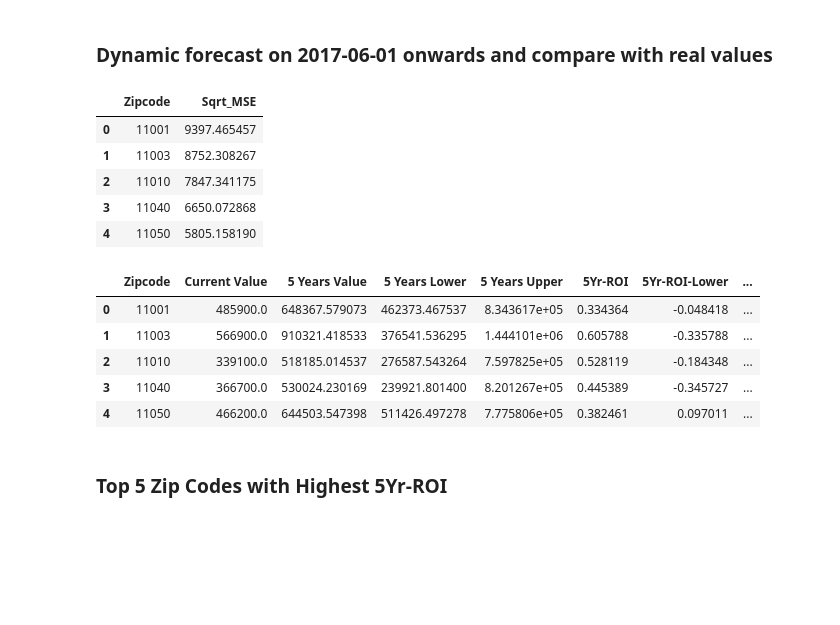
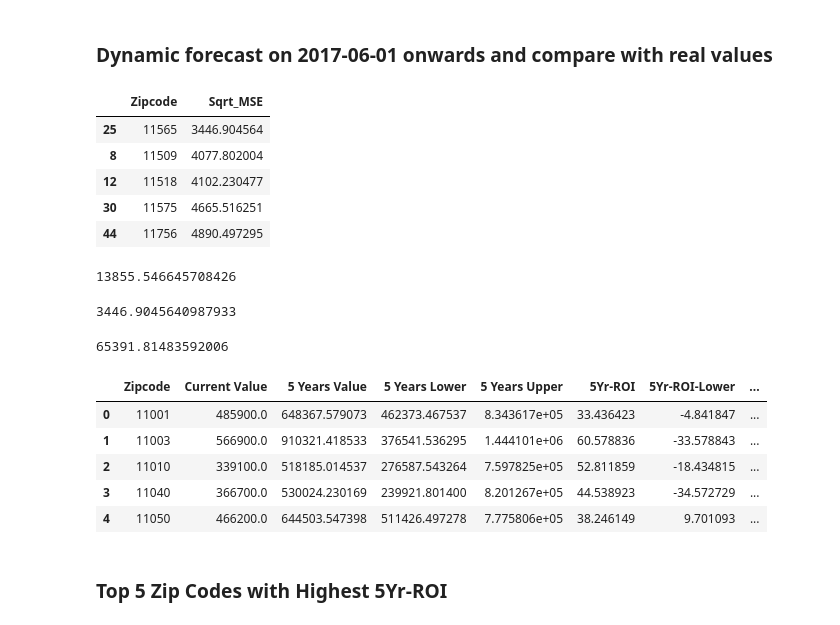
Before and after one commit to khwilliamkim/Zillow_Real_Estate_Time_Series_Analysis, a Jupyter notebook: Time_Series_Analysis_notebook.ipynb, the cells around one changed output. Saved outputs shown, nothing was run; the diff lists cells and outputs as text; code cells hidden in the pictures; blank space fills up the shorter version.

```diff
--- a/Time_Series_Analysis_notebook.ipynb
+++ b/Time_Series_Analysis_notebook.ipynb
@@ -227,10 +227,10 @@ ROI is the measure of expected returns from investments
 CV is a measure of the dispersion of data points around the mean and represents the ratio of the standard deviation to the mean. It allows investors to determine how much volatility, or risk, is assumed in comparison to the amount of return expected from investments.
 # %%
 # Return on Investment
-lidf['ROI'] = (lidf['2018-04']/ lidf['1996-04'])-1
+lidf['ROI'] = ((lidf['2018-04'] - lidf['1996-04']) / lidf['1996-04']) * 100
 # %%
 # Return on Investment after 2008 Housing Crash
-lidf['ROI2'] = (lidf['2018-04']/ lidf['2012-01'])-1
+lidf['ROI2'] = ((lidf['2018-04'] - lidf['2012-01']) / lidf['2012-01']) * 100
 # %%
 # Coefficient of Variation
 
@@ -1459,15 +1887,30 @@ for name, pdq, pdqs, df in zip(best_para['name'], best_para['pdq'], best_para['p
 summary_table['Zipcode'] = Zipcode
 summary_table['Sqrt_MSE'] = MSE_Value
 # %%
-#Get the MSE
-summary_table.head()
+# Get the MSE
+summary_table.sort_values('Sqrt_MSE', ascending = True)[0:5]
 # %% [output]
 |  | Zipcode | Sqrt_MSE |
-| 0 | 11001 | 9397.465457 |
-| 1 | 11003 | 8752.308267 |
-| 2 | 11010 | 7847.341175 |
-| 3 | 11040 | 6650.072868 |
-| 4 | 11050 | 5805.158190 |
+| 25 | 11565 | 3446.904564 |
+| 8 | 11509 | 4077.802004 |
+| 12 | 11518 | 4102.230477 |
+| 30 | 11575 | 4665.516251 |
+| 44 | 11756 | 4890.497295 |
+# %%
+# MSE Mean value
+summary_table['Sqrt_MSE'].mean()
+# %% [output]
+13855.546645708426
+# %%
+# MSE min
+summary_table['Sqrt_MSE'].min()
+# %% [output]
+3446.9045640987933
+# %%
+# MSE max
+summary_table['Sqrt_MSE'].max()
+# %% [output]
+65391.81483592006
 # %%
 # Final Model
 forecast_table = pd.DataFrame()
@@ -1491,18 +1934,18 @@ forecast_table['5 Years Value'] = forecast_5Yr
 forecast_table['5 Years Lower'] = conf_5Yr_L
 forecast_table['5 Years Upper'] = conf_5Yr_U
 
-forecast_table['5Yr-ROI']=(forecast_table['5 Years Value'] - forecast_table['Current Value'])/forecast_table['Current Value']
-forecast_table['5Yr-ROI-Lower']=(forecast_table['5 Years Lower'] - forecast_table['Current Value'])/forecast_table['Current Value']
-forecast_table['5Yr-ROI-Upper']=(forecast_table['5 Years Upper'] - forecast_table['Current Value'])/forecast_table['Current Value']
+forecast_table['5Yr-ROI']=((forecast_table['5 Years Value'] - forecast_table['Current Value'])/forecast_table['Current Value']) * 100
+forecast_table['5Yr-ROI-Lower']=((forecast_table['5 Years Lower'] - forecast_table['Current Value'])/forecast_table['Current Value']) * 100
+forecast_table['5Yr-ROI-Upper']=((forecast_table['5 Years Upper'] - forecast_table['Current Value'])/forecast_table['Current Value']) * 100
 
 forecast_table.head()
 # %% [output]
 |  | Zipcode | Current Value | 5 Years Value | 5 Years Lower | 5 Years Upper | 5Yr-ROI | 5Yr-ROI-Lower | ... |
-| 0 | 11001 | 485900.0 | 648367.579073 | 462373.467537 | 8.343617e+05 | 0.334364 | -0.048418 | ... |
-| 1 | 11003 | 566900.0 | 910321.418533 | 376541.536295 | 1.444101e+06 | 0.605788 | -0.335788 | ... |
-| 2 | 11010 | 339100.0 | 518185.014537 | 276587.543264 | 7.597825e+05 | 0.528119 | -0.184348 | ... |
-| 3 | 11040 | 366700.0 | 530024.230169 | 239921.801400 | 8.201267e+05 | 0.445389 | -0.345727 | ... |
-| 4 | 11050 | 466200.0 | 644503.547398 | 511426.497278 | 7.775806e+05 | 0.382461 | 0.097011 | ... |
+| 0 | 11001 | 485900.0 | 648367.579073 | 462373.467537 | 8.343617e+05 | 33.436423 | -4.841847 | ... |
+| 1 | 11003 | 566900.0 | 910321.418533 | 376541.536295 | 1.444101e+06 | 60.578836 | -33.578843 | ... |
+| 2 | 11010 | 339100.0 | 518185.014537 | 276587.543264 | 7.597825e+05 | 52.811859 | -18.434815 | ... |
+| 3 | 11040 | 366700.0 | 530024.230169 | 239921.801400 | 8.201267e+05 | 44.538923 | -34.572729 | ... |
+| 4 | 11050 | 466200.0 | 644503.547398 | 511426.497278 | 7.775806e+05 | 38.246149 | 9.701093 | ... |
 # %% [markdown]
 ### Top 5 Zip Codes with Highest 5Yr-ROI
 # %%
```
Also changed, not shown: parts of 91 cells of this notebook, 2 other files.
